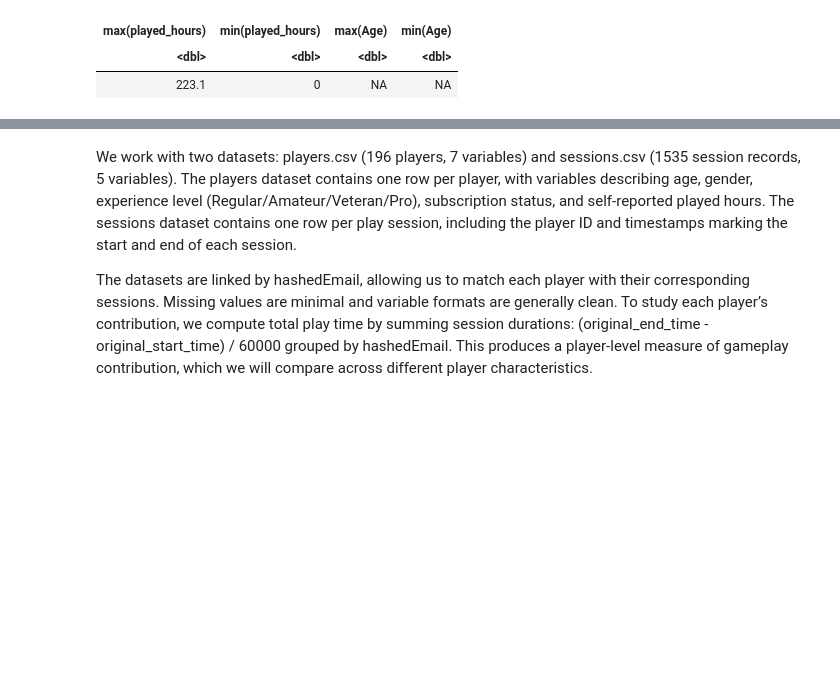
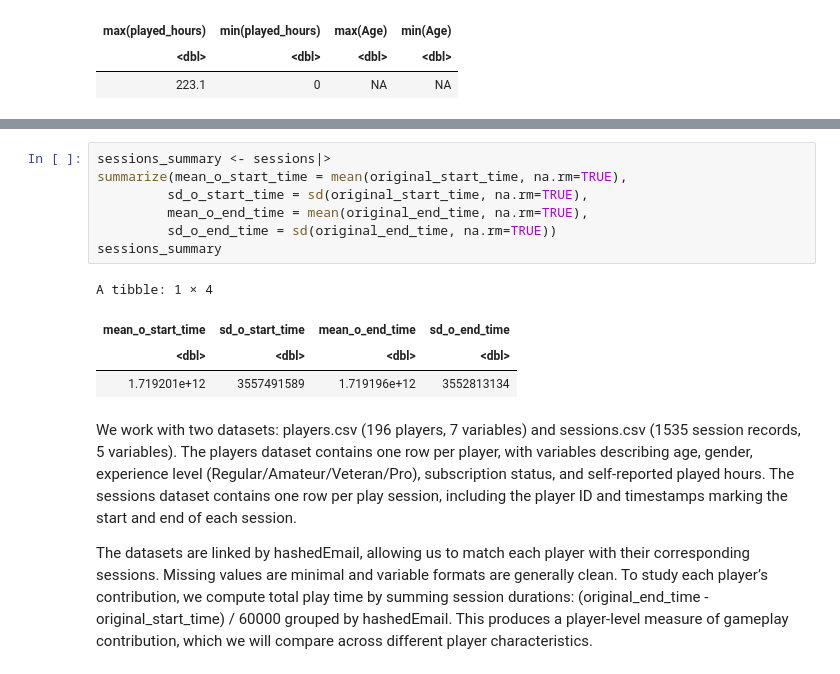
Before and after one commit to huxiaowen623-web/Xiaowen-s-dsc100_project_plan, a Jupyter notebook: individual project plan.ipynb, the cells around one changed output, grey strips where cells are left out. Cells and saved outputs as stored; diff of their text form; blank space fills up the shorter version.

```diff
--- a/individual project plan.ipynb
+++ b/individual project plan.ipynb
@@ -92,3 +115,15 @@ A tibble: 1 × 4
+# %%
+sessions_summary <- sessions|>
+summarize(mean_o_start_time = mean(original_start_time, na.rm=TRUE),
+         sd_o_start_time = sd(original_start_time, na.rm=TRUE),
+         mean_o_end_time = mean(original_end_time, na.rm=TRUE),
+         sd_o_end_time = sd(original_end_time, na.rm=TRUE))
+sessions_summary
+# %% [output]
+A tibble: 1 × 4
+| mean_o_start_time | sd_o_start_time | mean_o_end_time | sd_o_end_time |
+| <dbl> | <dbl> | <dbl> | <dbl> |
+| 1.719201e+12 | 3557491589 | 1.719196e+12 | 3552813134 |
 # %% [markdown]
 We work with two datasets: players.csv (196 players, 7 variables) and sessions.csv (1535 session records, 5 variables). The players dataset contains one row per player, with variables describing age, gender, experience level (Regular/Amateur/Veteran/Pro), subscription status, and self-reported played hours. The sessions dataset contains one row per play session, including the player ID and timestamps marking the start and end of each session.
 
```
Also changed, not shown: parts of 2 cells of this notebook.
